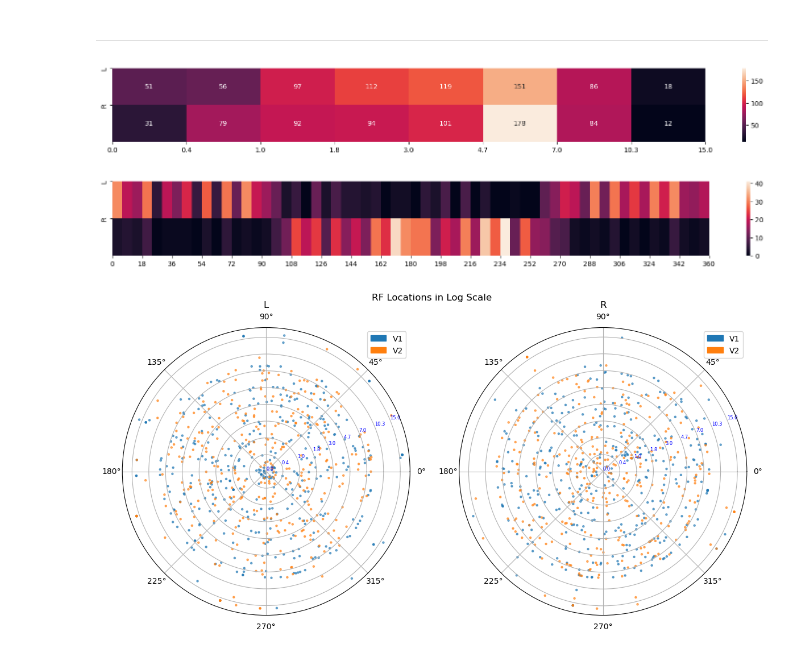
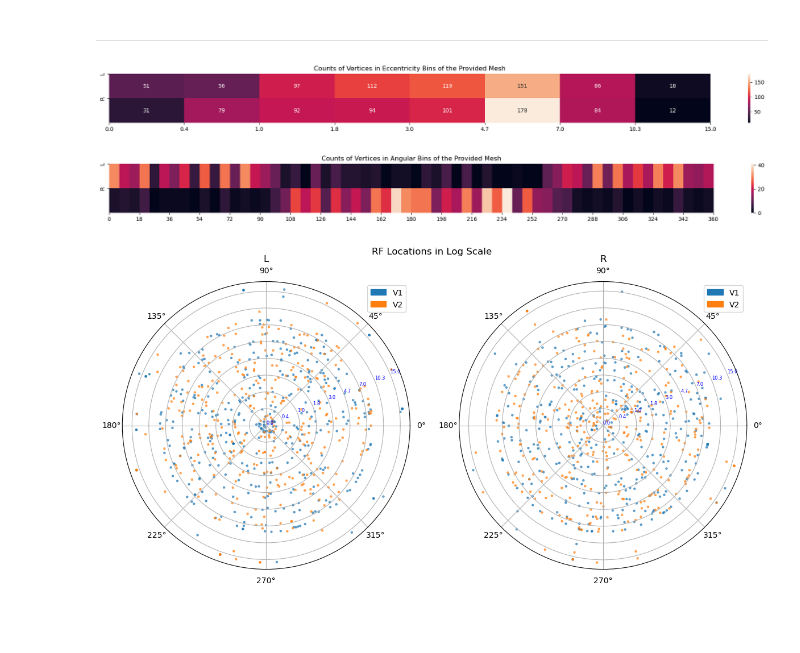
Before and after one commit to pulkitgoyal56/HCP-Playground, a Jupyter notebook: prfresults.ipynb, the cells around one changed output. Saved outputs shown, nothing was run; the diff lists cells and outputs as text; code cells hidden in the pictures; blank space fills up the shorter version.

Commit message:
add captions to figures

```diff
--- a/prfresults.ipynb
+++ b/prfresults.ipynb
@@ -433,14 +433,17 @@ plt.tight_layout()
 # %%
 dfv_ = dfv.groupby(['hemisphere',
                     pd.cut(dfv['ecc'], ECC_MESH, labels=ECC_MESH[1:].round(1))
                    ]).count()
 
 plt.figure(figsize=(20, 2))
 sns.heatmap([dfv_[label].loc[s] for s in ('L', 'R')], annot=True, fmt='g')
 plt.yticks((0, 1), ('L', 'R'))
-plt.xticks(list(range(len(ECC_MESH)))[::1], ECC_MESH.round(1)[::1]);
+plt.xticks(list(range(len(ECC_MESH)))[::1], ECC_MESH.round(1)[::1])
+
+plt.title('Counts of Vertices in Eccentricity Bins of the Provided Mesh')
+plt.tight_layout()
 # %% [output]
-[figure, old version]
+[figure, new version]
 # %%
 dfv_ = dfv.groupby(['hemisphere',
                     pd.cut(dfv['ang'], ANG_MESH, labels=((ANG_MESH[1:] + ANG_MESH[:-1])/2).astype(int))
@@ -449,9 +452,12 @@ dfv_ = dfv.groupby(['hemisphere',
 plt.figure(figsize=(20, 2))
 sns.heatmap([dfv_[label].loc[s] for s in ('L', 'R')])
 plt.yticks((0, 1), ('L', 'R'))
-plt.xticks(list(range(len(ANG_MESH)))[::3], ANG_MESH.astype(int)[::3]);
+plt.xticks(list(range(len(ANG_MESH)))[::3], ANG_MESH.astype(int)[::3])
+
+plt.title('Counts of Vertices in Angular Bins of the Provided Mesh')
+plt.tight_layout()
 # %% [output]
-[figure, old version]
+[figure, new version]
 # %%
 fig, axs = plt.subplots(1, 2, figsize=(12, 6), subplot_kw={'projection': 'polar'})
 
```
